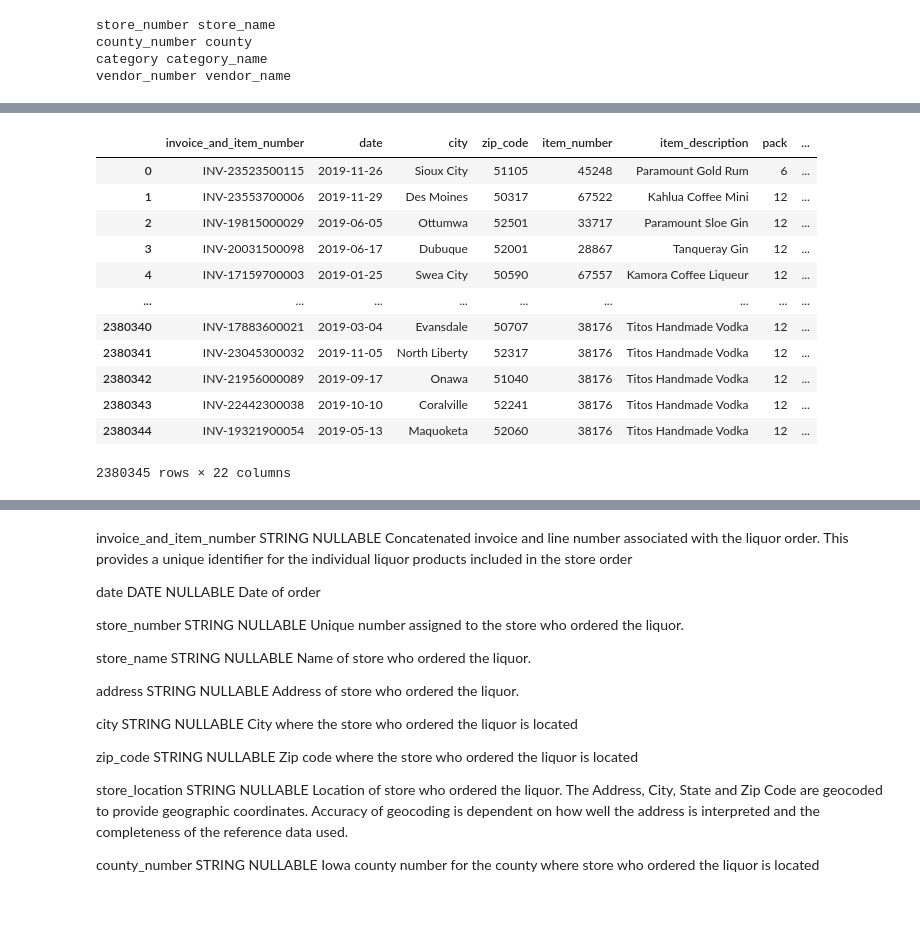
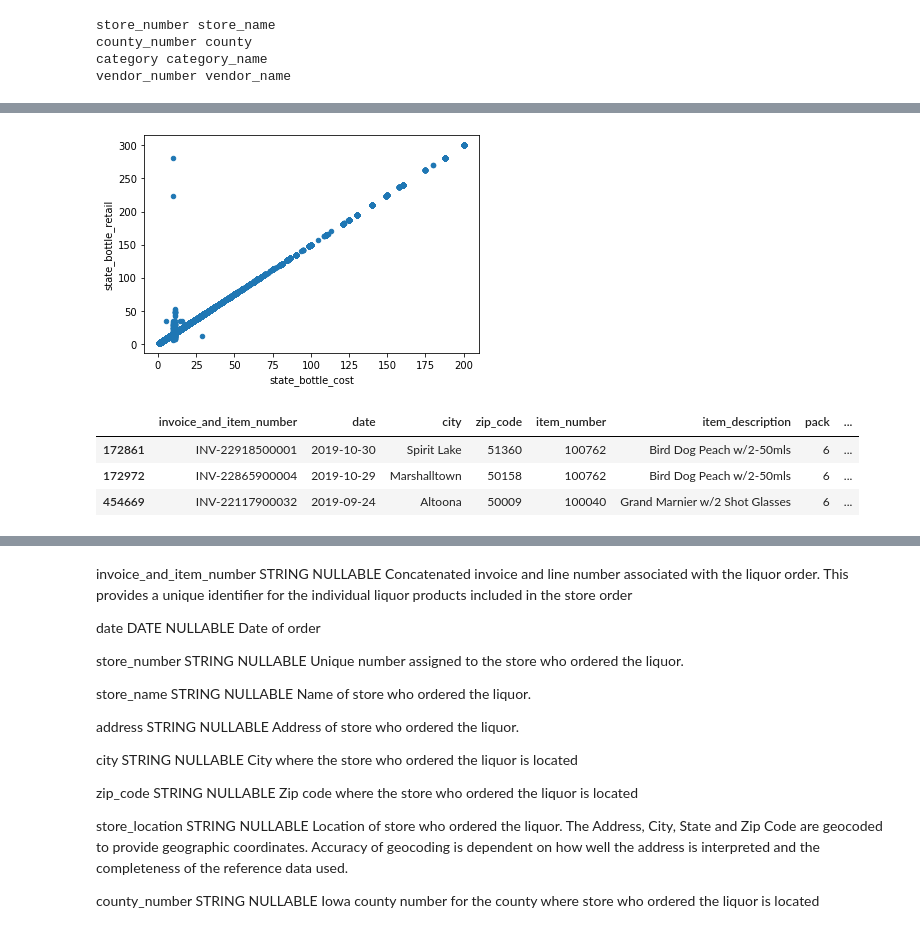
Before and after one commit to krawch1989/iowa_liquor_sales, a Jupyter notebook: main_iowa_liquor.ipynb, the cells around one changed output, grey strips where cells are left out. Saved outputs shown, nothing was run; the diff lists cells and outputs as text; code cells hidden in the pictures.

```diff
--- a/main_iowa_liquor.ipynb
+++ b/main_iowa_liquor.ipynb
@@ -182,18 +183,15 @@ Corr beetween numerical vars
 # %%
 del df['volume_sold_gallons']
-# %%
-df
-# %% [output]
-|  | invoice_and_item_number | date | city | zip_code | item_number | item_description | pack | ... |
-| 0 | INV-23523500115 | 2019-11-26 | Sioux City | 51105 | 45248 | Paramount Gold Rum | 6 | ... |
-| 1 | INV-23553700006 | 2019-11-29 | Des Moines | 50317 | 67522 | Kahlua Coffee Mini | 12 | ... |
-| 2 | INV-19815000029 | 2019-06-05 | Ottumwa | 52501 | 33717 | Paramount Sloe Gin | 12 | ... |
-| 3 | INV-20031500098 | 2019-06-17 | Dubuque | 52001 | 28867 | Tanqueray Gin | 12 | ... |
-| 4 | INV-17159700003 | 2019-01-25 | Swea City | 50590 | 67557 | Kamora Coffee Liqueur | 12 | ... |
-| ... | ... | ... | ... | ... | ... | ... | ... | ... |
-| 2380340 | INV-17883600021 | 2019-03-04 | Evansdale | 50707 | 38176 | Titos Handmade Vodka | 12 | ... |
-| 2380341 | INV-23045300032 | 2019-11-05 | North Liberty | 52317 | 38176 | Titos Handmade Vodka | 12 | ... |
-| 2380342 | INV-21956000089 | 2019-09-17 | Onawa | 51040 | 38176 | Titos Handmade Vodka | 12 | ... |
-| 2380343 | INV-22442300038 | 2019-10-10 | Coralville | 52241 | 38176 | Titos Handmade Vodka | 12 | ... |
-| 2380344 | INV-19321900054 | 2019-05-13 | Maquoketa | 52060 | 38176 | Titos Handmade Vodka | 12 | ... |
-2380345 rows × 22 columns
+# %%
+# scatter plot
+df[df.state_bottle_cost <= 200].plot(kind = "scatter",x="state_bottle_cost",y = "state_bottle_retail")
+plt.show()
+# %% [output]
+[figure, added]
+# %%
+df[(df.state_bottle_retail/df.state_bottle_cost) > 5]
+# %% [output]
+|  | invoice_and_item_number | date | city | zip_code | item_number | item_description | pack | ... |
+| 172861 | INV-22918500001 | 2019-10-30 | Spirit Lake | 51360 | 100762 | Bird Dog Peach w/2-50mls | 6 | ... |
+| 172972 | INV-22865900004 | 2019-10-29 | Marshalltown | 50158 | 100762 | Bird Dog Peach w/2-50mls | 6 | ... |
+| 454669 | INV-22117900032 | 2019-09-24 | Altoona | 50009 | 100040 | Grand Marnier w/2 Shot Glasses | 6 | ... |
```
Also changed, not shown: parts of 7 cells of this notebook.
